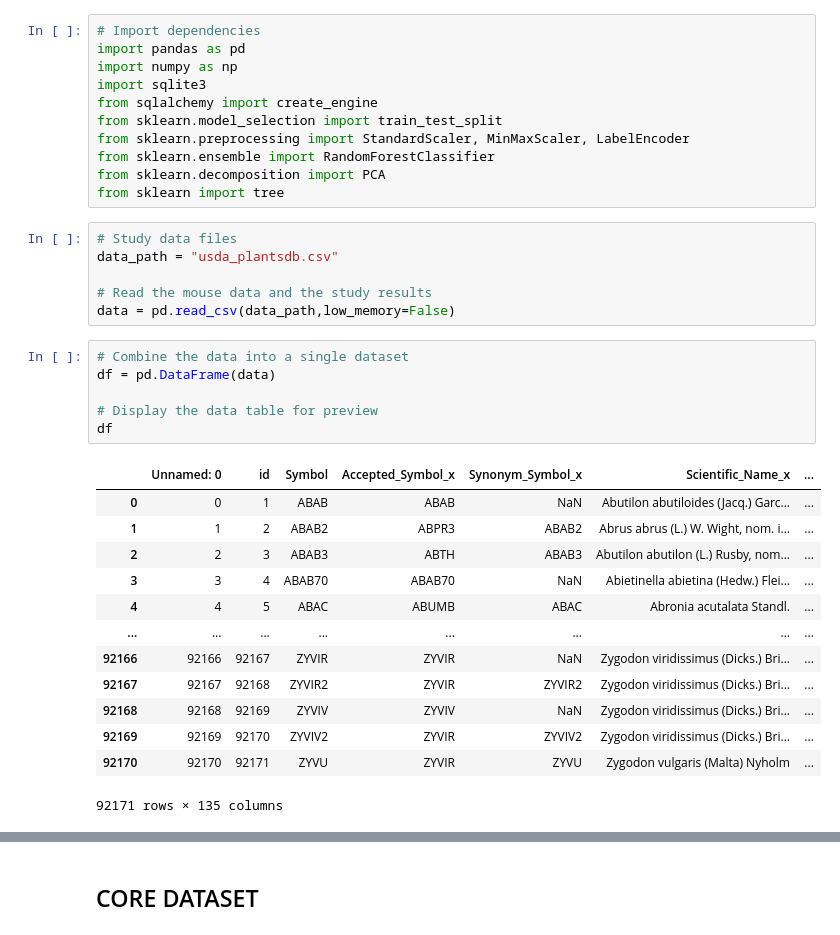
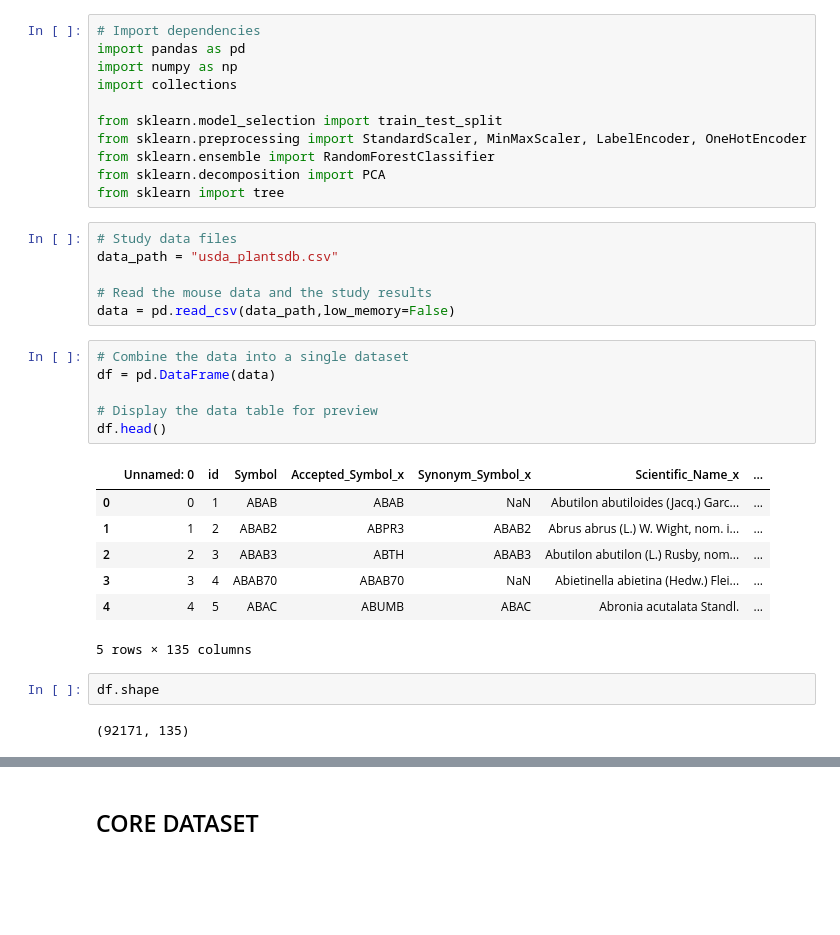
Before and after one commit to Alex-Saunders-Codes/invasive_plants_of_north_carolina, a Jupyter notebook: PLANTS_ML.ipynb, the cells around one changed output, grey strips where cells are left out. Saved outputs shown, nothing was run; the diff lists cells and outputs as text; blank space fills up the shorter version.

```diff
--- a/PLANTS_ML.ipynb
+++ b/PLANTS_ML.ipynb
@@ -2,10 +2,10 @@
 # Import dependencies
 import pandas as pd
 import numpy as np
-import sqlite3
-from sqlalchemy import create_engine
+import collections
+
 from sklearn.model_selection import train_test_split
-from sklearn.preprocessing import StandardScaler, MinMaxScaler, LabelEncoder
+from sklearn.preprocessing import StandardScaler, MinMaxScaler, LabelEncoder, OneHotEncoder
 from sklearn.ensemble import RandomForestClassifier
 from sklearn.decomposition import PCA
 from sklearn import tree
@@ -18,22 +18,20 @@ data = pd.read_csv(data_path,low_memory=False)
 # %%
 # Combine the data into a single dataset
 df = pd.DataFrame(data)
 
 # Display the data table for preview
-df
+df.head()
 # %% [output]
 |  | Unnamed: 0 | id | Symbol | Accepted_Symbol_x | Synonym_Symbol_x | Scientific_Name_x | ... |
 | 0 | 0 | 1 | ABAB | ABAB | NaN | Abutilon abutiloides (Jacq.) Garc... | ... |
 | 1 | 1 | 2 | ABAB2 | ABPR3 | ABAB2 | Abrus abrus (L.) W. Wight, nom. i... | ... |
 | 2 | 2 | 3 | ABAB3 | ABTH | ABAB3 | Abutilon abutilon (L.) Rusby, nom... | ... |
 | 3 | 3 | 4 | ABAB70 | ABAB70 | NaN | Abietinella abietina (Hedw.) Flei... | ... |
 | 4 | 4 | 5 | ABAC | ABUMB | ABAC | Abronia acutalata Standl. | ... |
-| ... | ... | ... | ... | ... | ... | ... | ... |
-| 92166 | 92166 | 92167 | ZYVIR | ZYVIR | NaN | Zygodon viridissimus (Dicks.) Bri... | ... |
-| 92167 | 92167 | 92168 | ZYVIR2 | ZYVIR | ZYVIR2 | Zygodon viridissimus (Dicks.) Bri... | ... |
-| 92168 | 92168 | 92169 | ZYVIV | ZYVIV | NaN | Zygodon viridissimus (Dicks.) Bri... | ... |
-| 92169 | 92169 | 92170 | ZYVIV2 | ZYVIR | ZYVIV2 | Zygodon viridissimus (Dicks.) Bri... | ... |
-| 92170 | 92170 | 92171 | ZYVU | ZYVIR | ZYVU | Zygodon vulgaris (Malta) Nyholm | ... |
-92171 rows × 135 columns
+5 rows × 135 columns
+# %%
+df.shape
+# %% [output]
+(92171, 135)
 # %%
 column_list = list(df)
```
Also changed, not shown: parts of 84 cells of this notebook, 1 other file.
